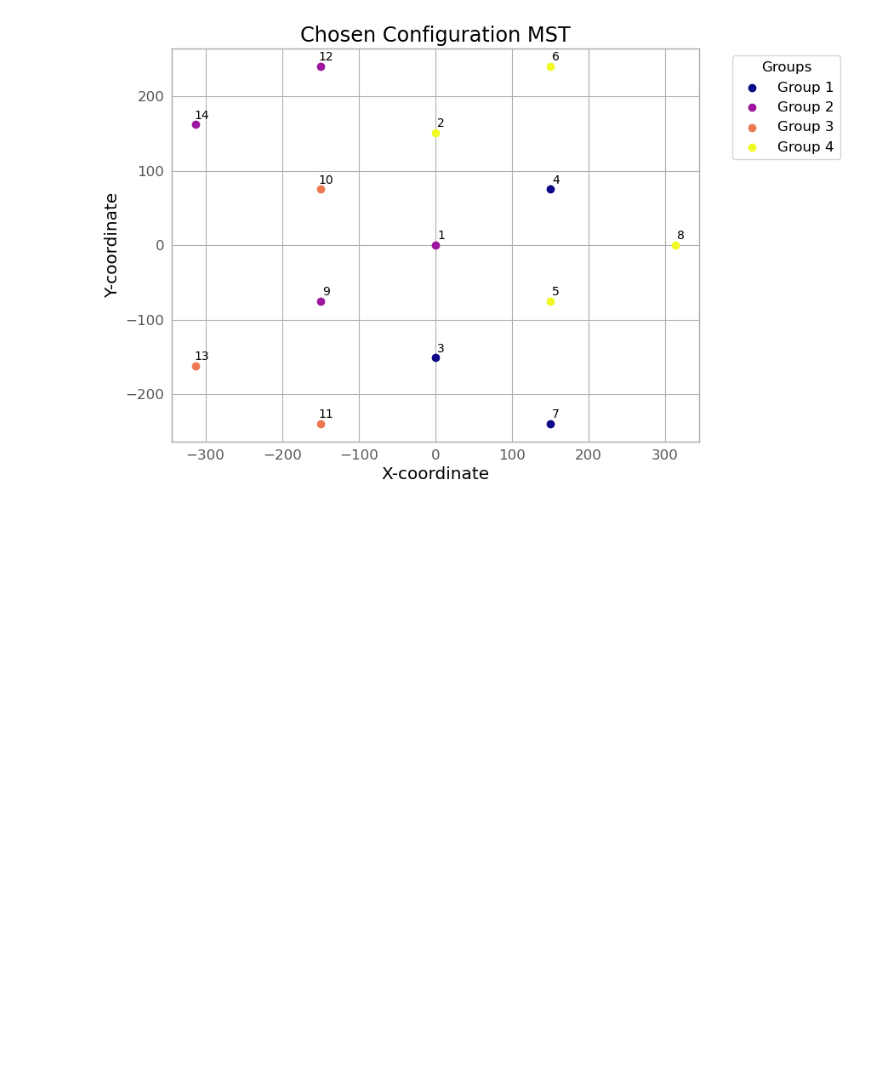
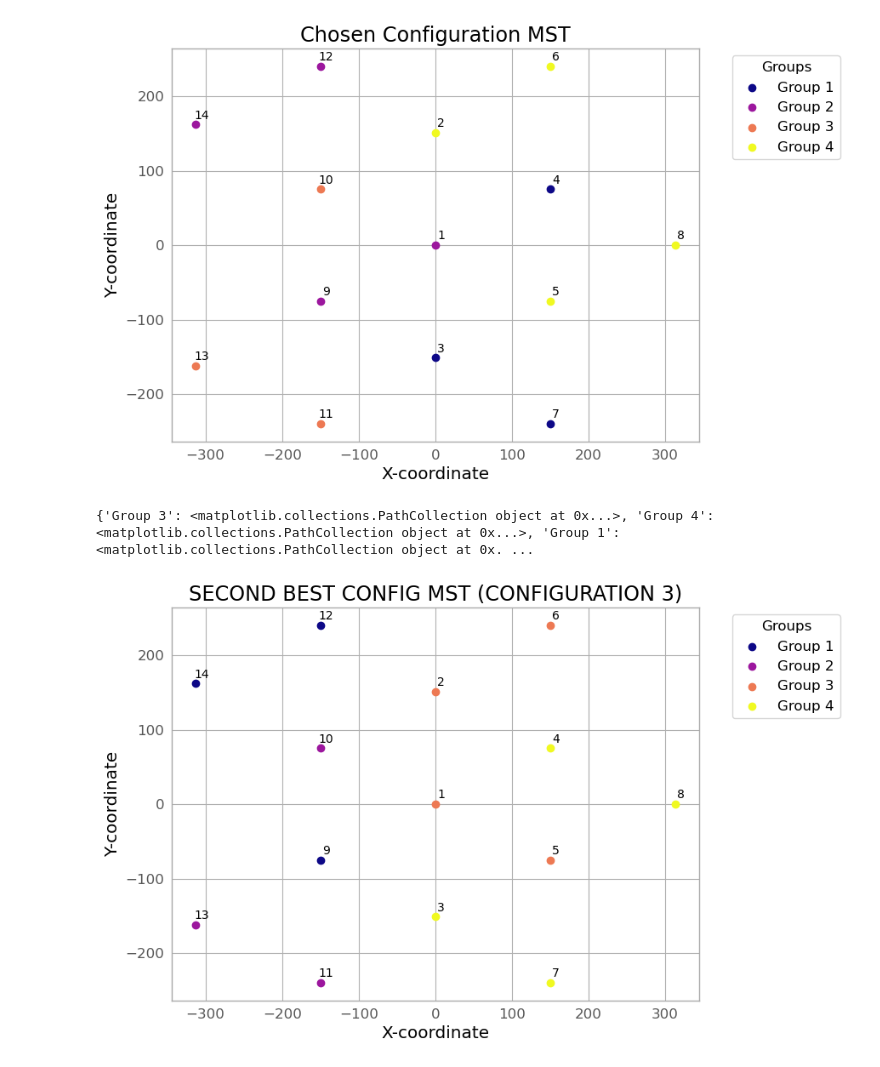
Before and after one commit to SamantaMorales/divtel, a Jupyter notebook: MST/MST_visualization.ipynb, the cells around one changed output. Saved outputs shown, nothing was run; the diff lists cells and outputs as text; code cells hidden in the pictures; blank space fills up the shorter version.

```diff
--- a/MST/MST_visualization.ipynb
+++ b/MST/MST_visualization.ipynb
@@ -181,21 +190,21 @@ colors = [
         id_to_subgroup.get(telescope_id, '1'),  # Default subgroup to '1' if not found
         plt.cm.tab20(0)  # Default color (first color in tab20 colormap)
     )
-    for telescope_id in only_SST_array.table["id"]
+    for telescope_id in only_MST_array.table["id"]
 ]
 
 # Scatter plot for all points
-for i in range(len(only_SST_array.table)):
+for i in range(len(only_MST_array.table)):
     plt.scatter(
-        only_SST_array.table['x'][i],
-        only_SST_array.table['y'][i],
+        only_MST_array.table['x'][i],
+        only_MST_array.table['y'][i],
         c=[colors[i]],  # Wrap color in a list for scatter
-        label=f"Group {id_to_subgroup.get(only_SST_array.table['id'][i], '1')}"
+        label=f"Group {id_to_subgroup.get(only_MST_array.table['id'][i], '1')}"
     )
     # Annotate each point with the telescope ID
     plt.annotate(
-        str(only_SST_array.table["id"][i]),
-        (only_SST_array.table['x'][i], only_SST_array.table['y'][i]),  # Point position
+        str(only_MST_array.table["id"][i]),
+        (only_MST_array.table['x'][i], only_MST_array.table['y'][i]),  # Point position
         textcoords="offset points",  # Text position relative to the point
         xytext=(5, 5),  # Offset in pixels
         ha='center', fontsize=10, color='black'
@@ -214,3 +223,57 @@ plt.show()
 # %% [output]
 {'Group 2': <matplotlib.collections.PathCollection object at 0x...>, 'Group 4': <matplotlib.collections.PathCollection object at 0x...>, 'Group 1': <matplotlib.collections.PathCollection object at 0x. ...
 [figure]
+# %%
+n_groups = len(second_best)
+cmap = plt.cm.plasma
+
+# Evenly spaced values between 0 and 1 for each group:
+sub_group_colors = {
+    str(i): cmap((i - 1) / (n_groups - 1)) for i in range(1, n_groups + 1)
+}
+
+# Create a dictionary mapping telescope IDs to their subgroup
+id_to_subgroup = {}
+for group, ids in second_best.items():
+    for telescope_id in ids:
+        id_to_subgroup[telescope_id] = group
+
+# Assign a color to each telescope based on its subgroup
+colors = [
+    sub_group_colors.get(
+        id_to_subgroup.get(telescope_id, '1'),  # Default subgroup to '1' if not found
+        plt.cm.tab20(0)  # Default color (first color in tab20 colormap)
+    )
+    for telescope_id in only_MST_array.table["id"]
+]
+
+# Scatter plot for all points
+for i in range(len(only_MST_array.table)):
+    plt.scatter(
+        only_MST_array.table['x'][i],
+        only_MST_array.table['y'][i],
+        c=[colors[i]],  # Wrap color in a list for scatter
+        label=f"Group {id_to_subgroup.get(only_MST_array.table['id'][i], '1')}"
+    )
+    # Annotate each point with the telescope ID
+    plt.annotate(
+        str(only_MST_array.table["id"][i]),
+        (only_MST_array.table['x'][i], only_MST_array.table['y'][i]),  # Point position
+        textcoords="offset points",  # Text position relative to the point
+        xytext=(5, 5),  # Offset in pixels
+        ha='center', fontsize=10, color='black'
+    )
+
+# Add a legend for the subgroups (remove duplicates)
+handles, labels = plt.gca().get_legend_handles_labels()
+by_label = dict(zip(labels, handles))  # Remove duplicate labels
+print(by_label)
+by_label=dict(sorted(by_label.items()))
+plt.legend(by_label.values(), by_label.keys(), title="Groups", loc='upper left', bbox_to_anchor=(1.05, 1))
+plt.title("SECOND BEST CONFIG MST (CONFIGURATION 3)")
+plt.xlabel("X-coordinate")
+plt.ylabel("Y-coordinate")
+plt.show()
+# %% [output]
+{'Group 3': <matplotlib.collections.PathCollection object at 0x...>, 'Group 4': <matplotlib.collections.PathCollection object at 0x...>, 'Group 1': <matplotlib.collections.PathCollection object at 0x. ...
+[figure, added]
```
Also changed, not shown: parts of 4 cells of this notebook, 5 other files.
